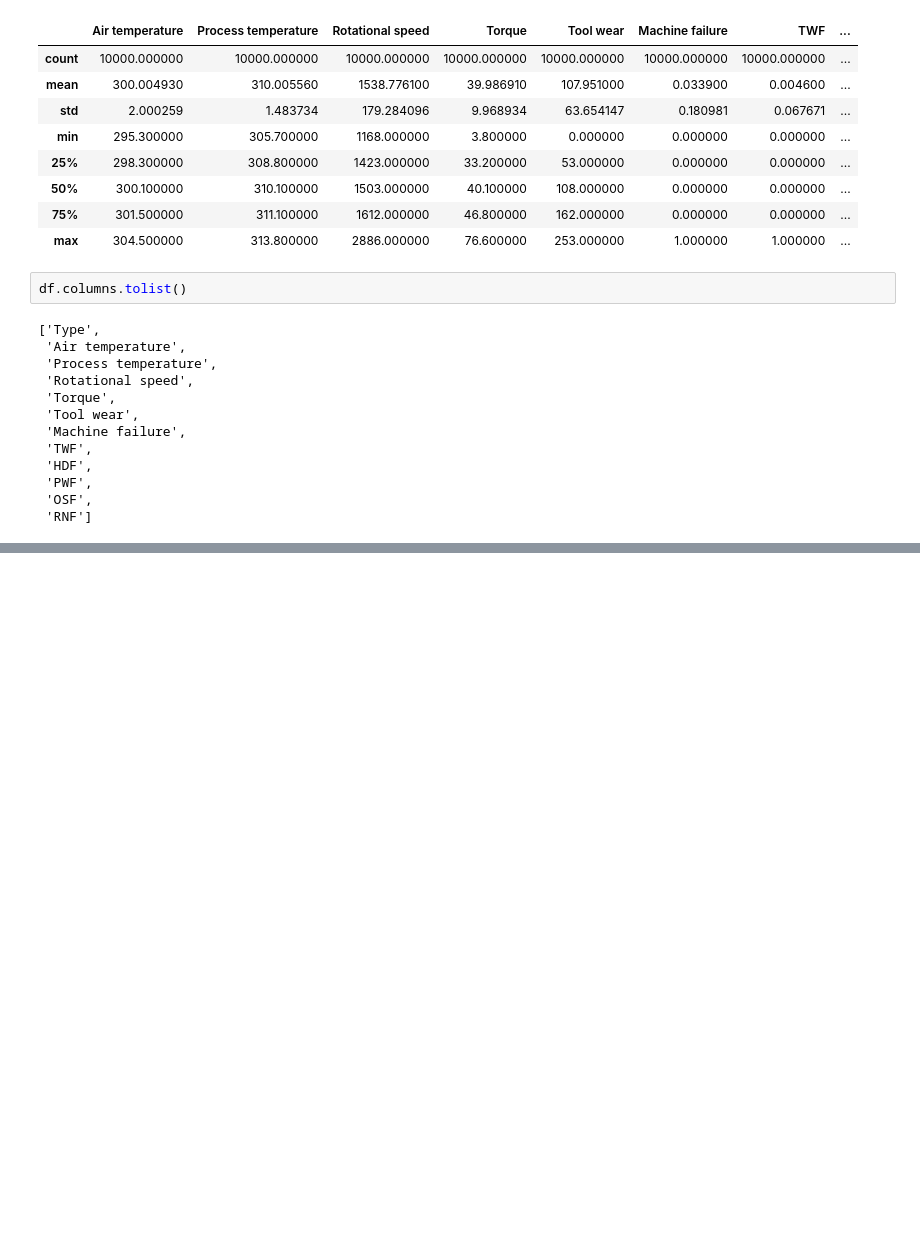
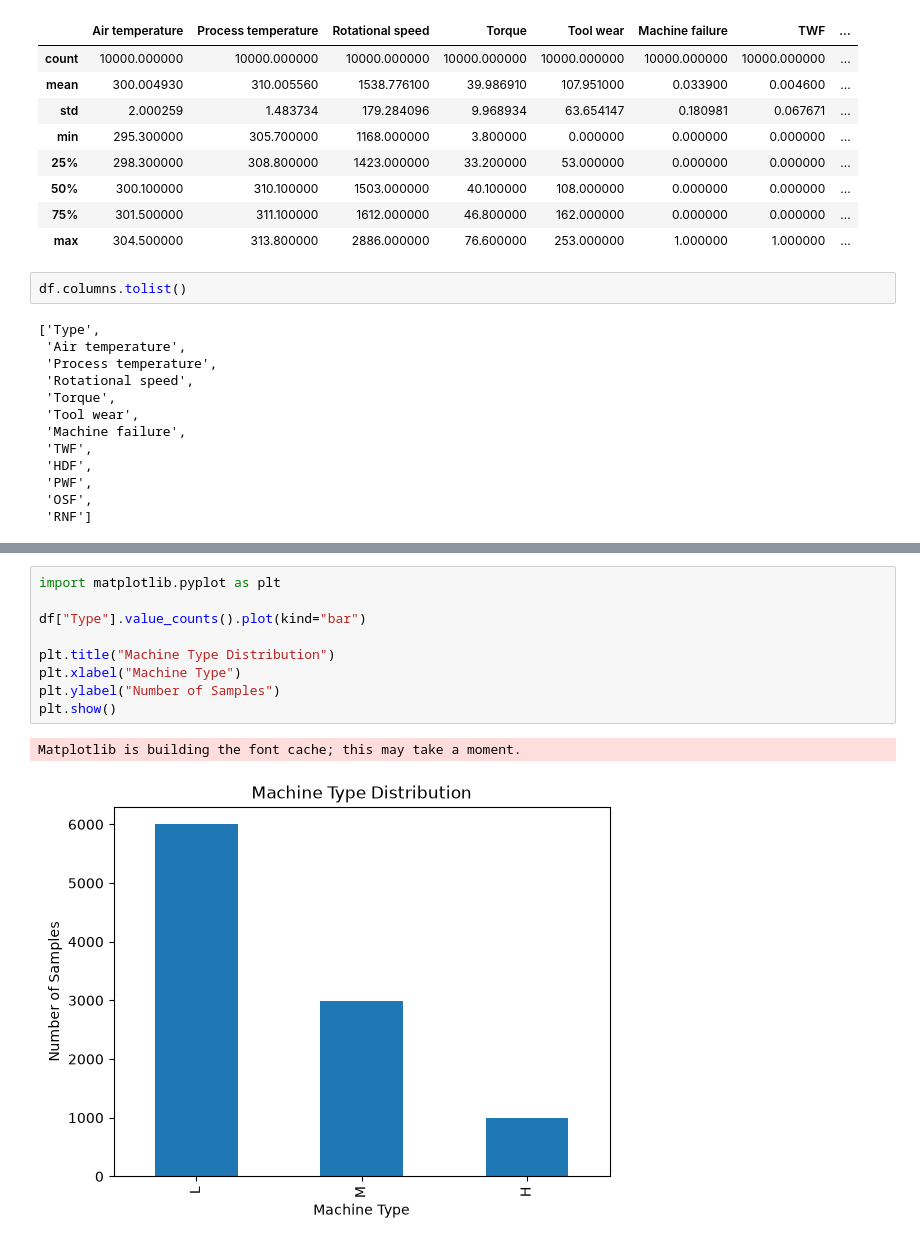
Before and after one commit to ankith0921/Industrial-predictive-maintenance, a Jupyter notebook: notebooks/01_dataset_exploration.ipynb, the cells around one changed output, grey strips where cells are left out. Saved outputs shown, nothing was run; the diff lists cells and outputs as text; blank space fills up the shorter version.

```diff
--- a/notebooks/01_dataset_exploration.ipynb
+++ b/notebooks/01_dataset_exploration.ipynb
@@ -72,0 +107,12 @@ df.columns.tolist()
+# %%
+import matplotlib.pyplot as plt
+
+df["Type"].value_counts().plot(kind="bar")
+
+plt.title("Machine Type Distribution")
+plt.xlabel("Machine Type")
+plt.ylabel("Number of Samples")
+plt.show()
+# %% [output]
+Matplotlib is building the font cache; this may take a moment.
+[figure, added]
```
Also changed, not shown: parts of 61 cells of this notebook.
